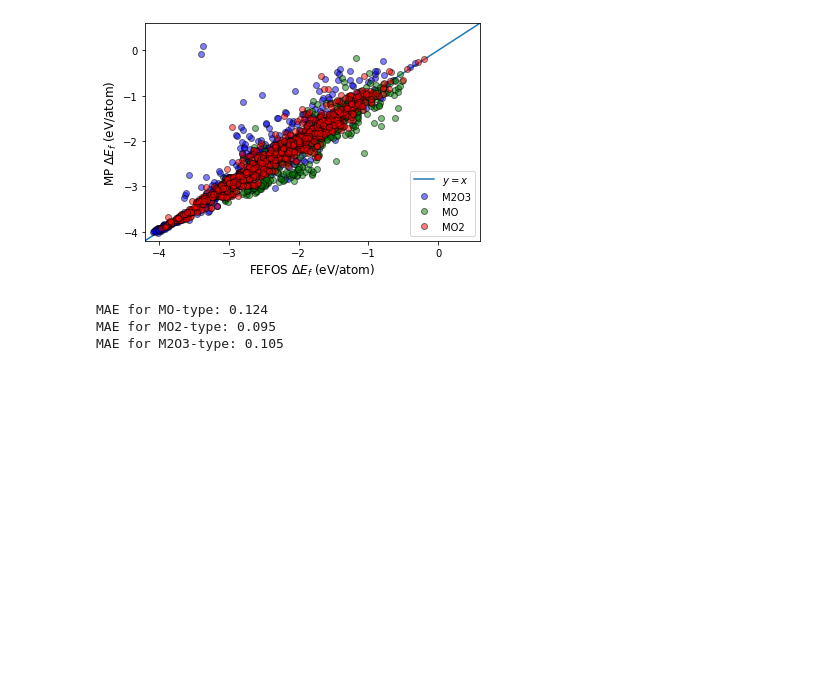
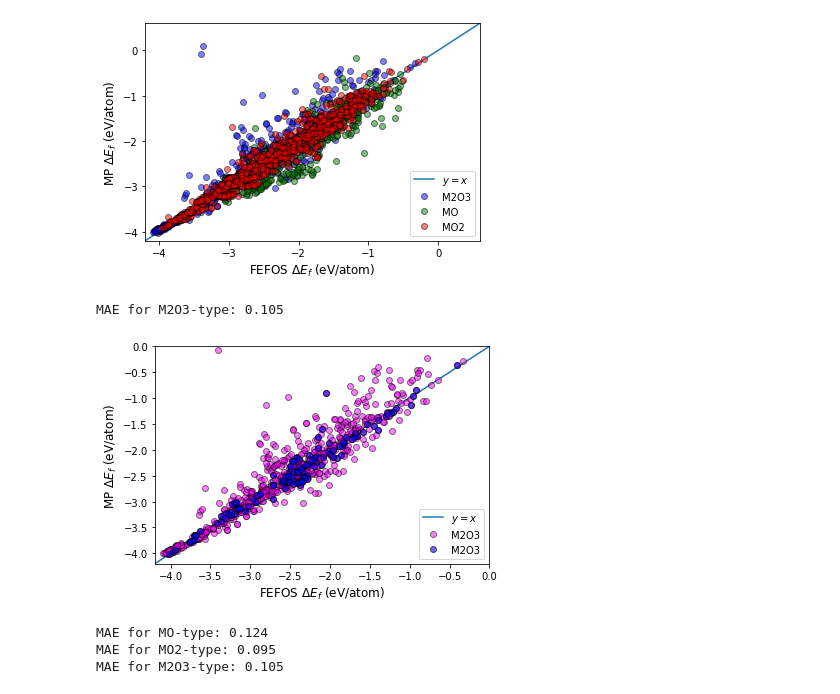
Before and after one commit to michaelcraiger/fefos, a Jupyter notebook: formation_energy_mixer.ipynb, the cells around one changed output. Drawn from its saved outputs; the diff is of its cells as text; code cells hidden in the pictures; blank space fills up the shorter version.

```diff
--- a/formation_energy_mixer.ipynb
+++ b/formation_energy_mixer.ipynb
@@ -624,6 +624,20 @@ MAE for M2O3: 0.171
 MAE for MO: 0.208
 MAE for MO2: 0.122
 [figure]
+# %%
+plt.plot([-4.2, 0.6], [-4.2, 0.6], label='$y=x$')
+plt.plot(ox2pred_form_enes[3], ox2mp_form_enes[3], 'o', color='fuchsia', alpha=0.5, label='M2O3', markeredgecolor='k')
+plt.plot(ox2good_pred_form_enes[3], ox2good_mp_form_enes[3], 'o', color='b', alpha=0.6, label='M2O3', markeredgecolor='k')
+print("MAE for M2O3-type: {:.3f}".format(np.mean(abs(np.array(ox2good_pred_form_enes[3])-np.array(ox2good_mp_form_enes[3])))))
+plt.xlim(-4.2, 0.)
+plt.ylim(-4.2, 0)
+plt.legend()
+plt.xlabel("FEFOS Δ$E_{f}$ (eV/atom)", fontsize=12)
+plt.ylabel("MP Δ$E_{f}$ (eV/atom)", fontsize=12)
+plt.savefig("parity_form_ene_m2o3.pdf")
+# %% [output]
+MAE for M2O3-type: 0.105
+[figure, added]
 # %%
 plt.plot([-4.2, 0.6], [-4.2, 0.6], label='$y=x$')
 plt.plot(ox2good_pred_form_enes[2], ox2good_mp_form_enes[2], 'o', color='g', alpha=0.6, label='MO', markeredgecolor='k')
```
Also changed, not shown: parts of 1 cell of this notebook.
